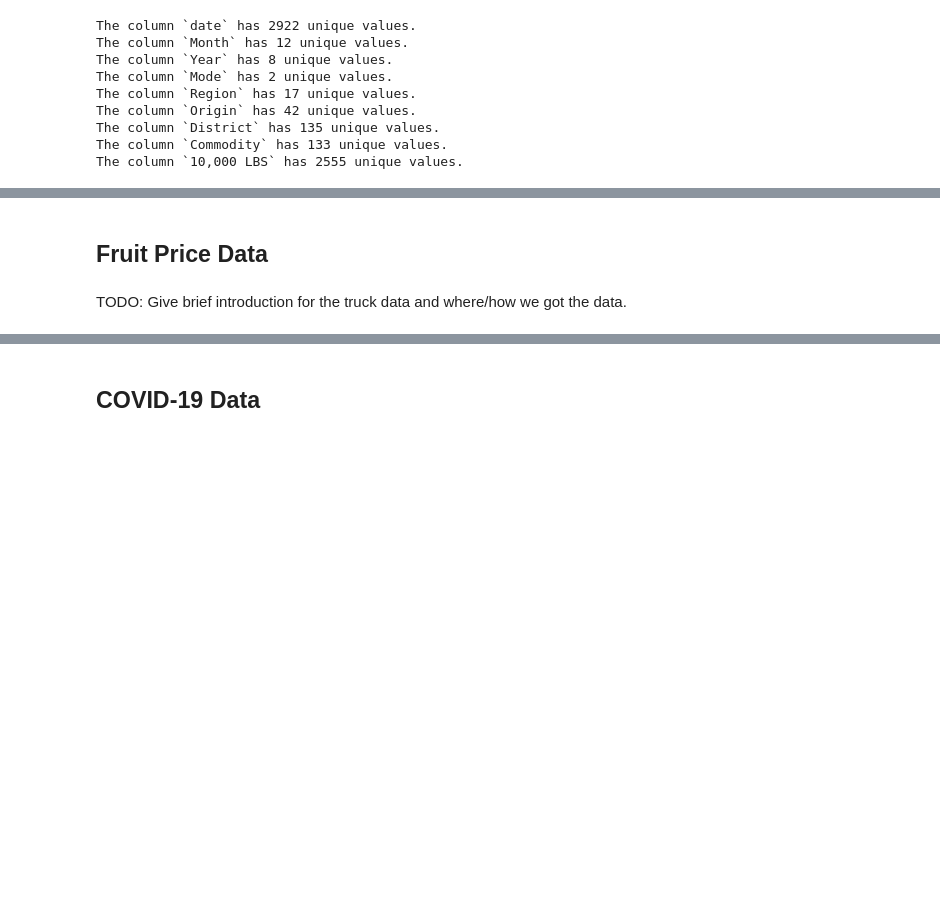
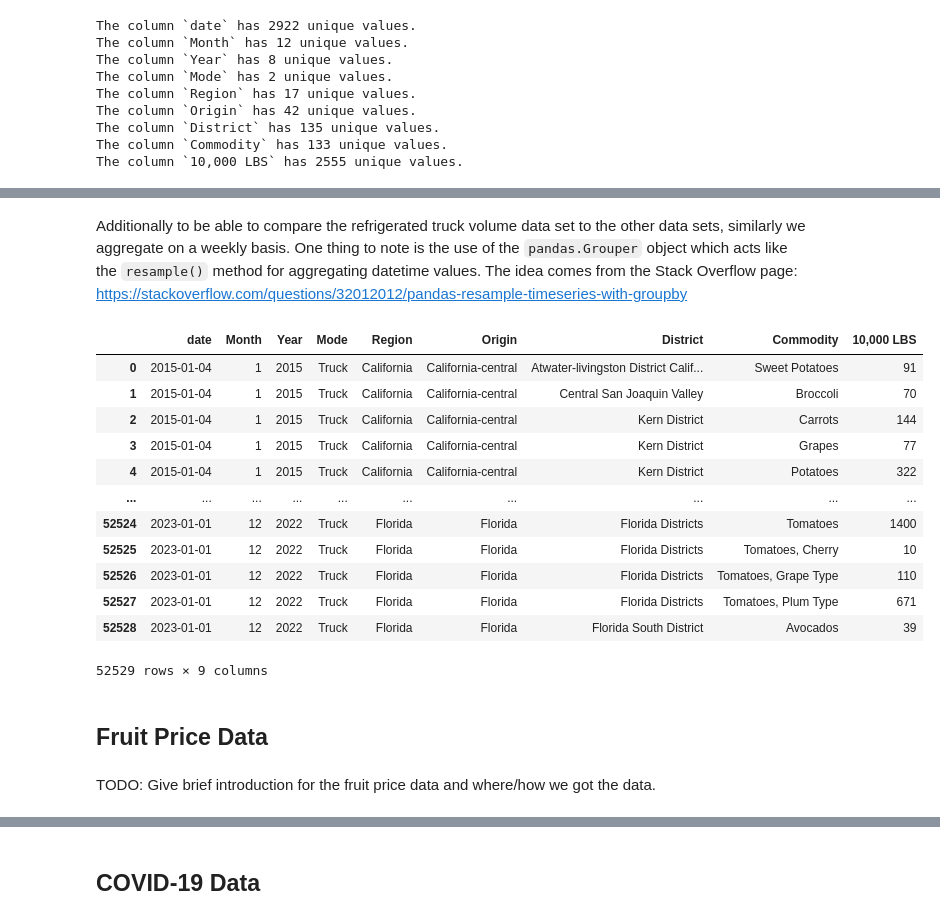
Before and after one commit to quochuyn/mads-milestone1, a Jupyter notebook: SIADS593_Team_Project.ipynb, the cells around one changed output, grey strips where cells are left out. Drawn from its saved outputs; the diff is of its cells as text; code cells hidden in the pictures; blank space fills up the shorter version.

Commit message:
add code for aggregating truck df to weekly

```diff
--- a/SIADS593_Team_Project.ipynb
+++ b/SIADS593_Team_Project.ipynb
@@ -113,10 +138,45 @@ The column `10,000 LBS` has 2555 unique values.
 # For our analysis, we filter the data frame to only include data for California and Florida.
 REGIONS = ['California', 'Florida']
 filtered_truck_df = clean_truck_df[clean_truck_df['Region'].isin(REGIONS).values]
+# %% [markdown]
+Additionally to be able to compare the refrigerated truck volume data set to the other data sets, similarly we aggregate on a weekly basis. One thing to note is the use of the `pandas.Grouper` object which acts like the `resample()` method for aggregating datetime values. The idea comes from the Stack Overflow page: https://stackoverflow.com/questions/32012012/pandas-resample-timeseries-with-groupby
+# %%
+# Perform a split-apply-combine strategy for aggregating data on a weekly basis.
+
+# Some of the columns to group by. We remove `date` and `10,000 LBS` because
+#   `date` will be covered by a pandas.Grouper object and
+#   `10,000 LBS` is the column whose value we wish to combine.
+groupby_cols = filtered_truck_df.columns.drop(['date', '10,000 LBS']).tolist()
+
+# First, sort rows by the date and set as the index.
+# Then, we choose to aggregate on a weekly basis.
+grouper = filtered_truck_df.sort_values('date').set_index('date').groupby(
+    [pd.Grouper(freq='1W')] + groupby_cols
+)
+
+# The combine strategy is the summation function.
+weekly_truck_df = grouper['10,000 LBS'].sum().reset_index()
+# %%
+# Finally, the truck data frame is ready.
+weekly_truck_df
+# %% [output]
+|  | date | Month | Year | Mode | Region | Origin | District | Commodity | 10,000 LBS |
+| 0 | 2015-01-04 | 1 | 2015 | Truck | California | California-central | Atwater-livingston District Calif... | Sweet Potatoes | 91 |
+| 1 | 2015-01-04 | 1 | 2015 | Truck | California | California-central | Central San Joaquin Valley | Broccoli | 70 |
+| 2 | 2015-01-04 | 1 | 2015 | Truck | California | California-central | Kern District | Carrots | 144 |
+| 3 | 2015-01-04 | 1 | 2015 | Truck | California | California-central | Kern District | Grapes | 77 |
+| 4 | 2015-01-04 | 1 | 2015 | Truck | California | California-central | Kern District | Potatoes | 322 |
+| ... | ... | ... | ... | ... | ... | ... | ... | ... | ... |
+| 52524 | 2023-01-01 | 12 | 2022 | Truck | Florida | Florida | Florida Districts | Tomatoes | 1400 |
+| 52525 | 2023-01-01 | 12 | 2022 | Truck | Florida | Florida | Florida Districts | Tomatoes, Cherry | 10 |
+| 52526 | 2023-01-01 | 12 | 2022 | Truck | Florida | Florida | Florida Districts | Tomatoes, Grape Type | 110 |
+| 52527 | 2023-01-01 | 12 | 2022 | Truck | Florida | Florida | Florida Districts | Tomatoes, Plum Type | 671 |
+| 52528 | 2023-01-01 | 12 | 2022 | Truck | Florida | Florida | Florida South District | Avocados | 39 |
+52529 rows × 9 columns
 # %% [markdown]
 ## Fruit Price Data
 # %% [markdown]
-TODO: Give brief introduction for the truck data and where/how we got the data.
+TODO: Give brief introduction for the fruit price data and where/how we got the data.
 # %%
 # get all sheets names of excel file
 f = pd.ExcelFile('data/selected-weekly-fruit-movement-and-price.xlsx')
```
Also changed, not shown: parts of 14 cells of this notebook.
